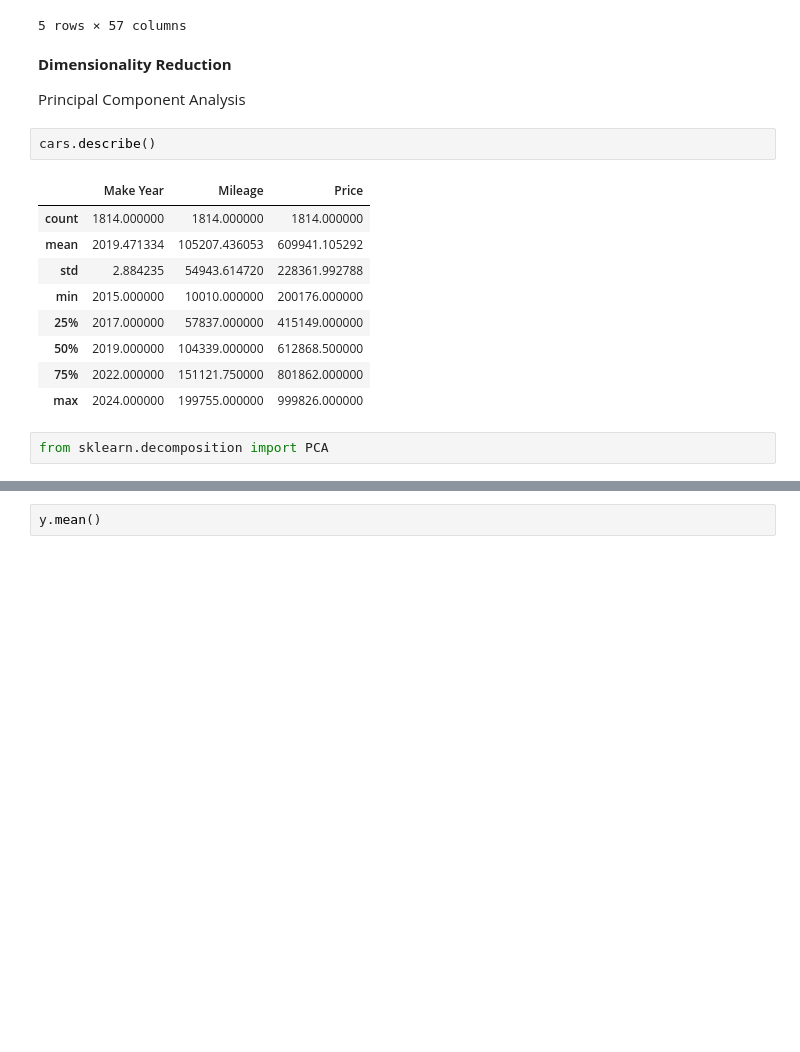
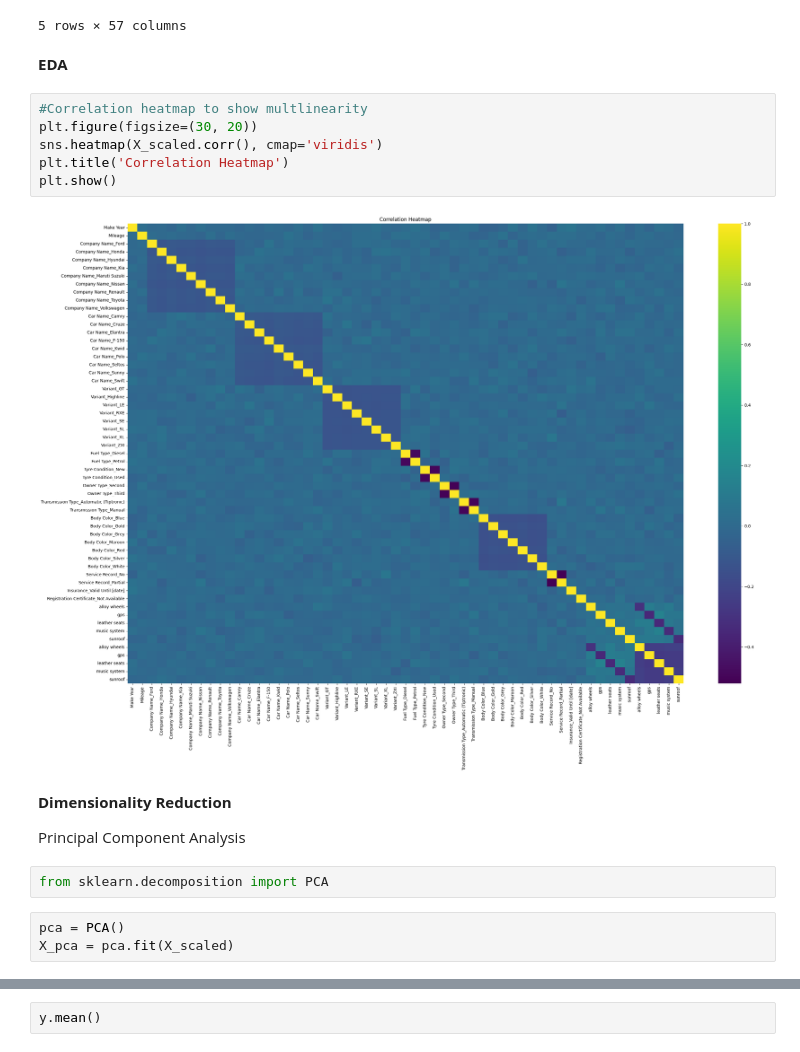
Before and after one commit to Mercymerine/Machine_learning2, a Jupyter notebook: second_hand_cars.ipynb, the cells around one changed output, grey strips where cells are left out. Saved outputs shown, nothing was run; the diff lists cells and outputs as text; blank space fills up the shorter version.

```diff
--- a/second_hand_cars.ipynb
+++ b/second_hand_cars.ipynb
@@ -376,21 +380,22 @@ X_scaled.head()
 | 3 | 0.530153 | -1.396206 | -0.319477 | -0.353005 | -0.31421 | -0.347051 | ... |
 | 4 | 0.876961 | 0.912324 | -0.319477 | -0.353005 | -0.31421 | -0.347051 | ... |
 5 rows × 57 columns
+# %% [markdown]
+**EDA**
+# %%
+#Correlation heatmap to show multlinearity
+plt.figure(figsize=(30, 20))
+sns.heatmap(X_scaled.corr(), cmap='viridis')
+plt.title('Correlation Heatmap')
+plt.show()
+# %% [output]
+[figure, added]
 # %% [markdown]
 **Dimensionality Reduction**
 
 Principal Component Analysis
-# %%
-cars.describe()
-# %% [output]
-|  | Make Year | Mileage | Price |
-| count | 1814.000000 | 1814.000000 | 1814.000000 |
-| mean | 2019.471334 | 105207.436053 | 609941.105292 |
-| std | 2.884235 | 54943.614720 | 228361.992788 |
-| min | 2015.000000 | 10010.000000 | 200176.000000 |
-| 25% | 2017.000000 | 57837.000000 | 415149.000000 |
-| 50% | 2019.000000 | 104339.000000 | 612868.500000 |
-| 75% | 2022.000000 | 151121.750000 | 801862.000000 |
-| max | 2024.000000 | 199755.000000 | 999826.000000 |
 # %%
 from sklearn.decomposition import PCA
+# %%
+pca = PCA()
+X_pca = pca.fit(X_scaled)
```
Also changed, not shown: parts of 15 cells of this notebook.
